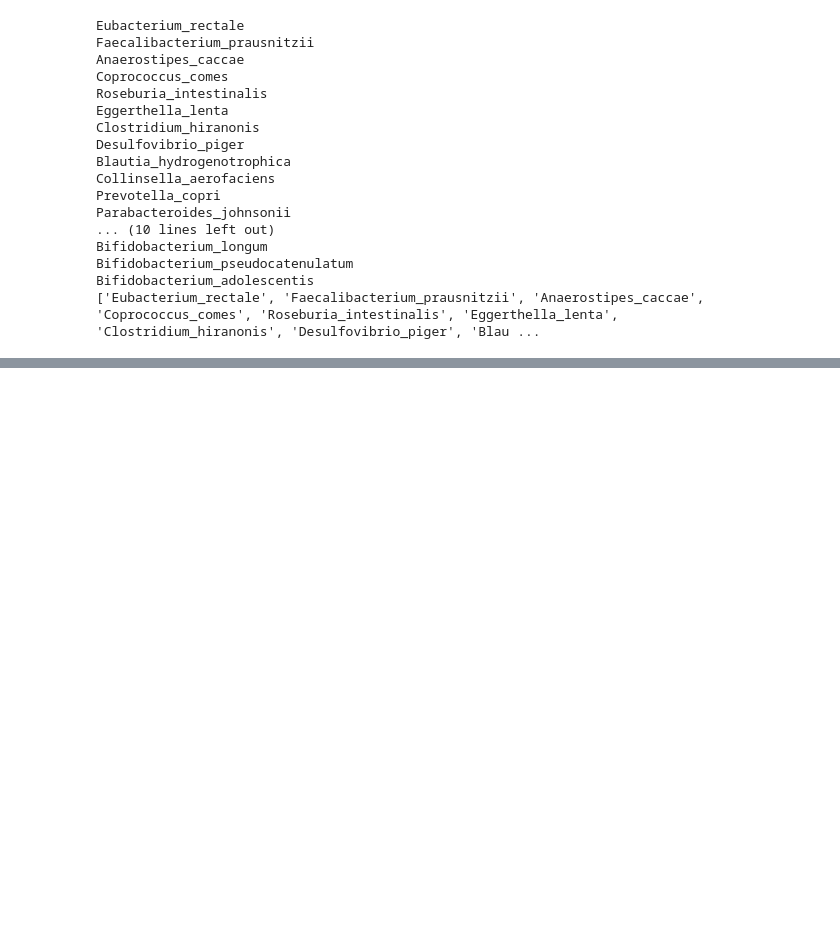
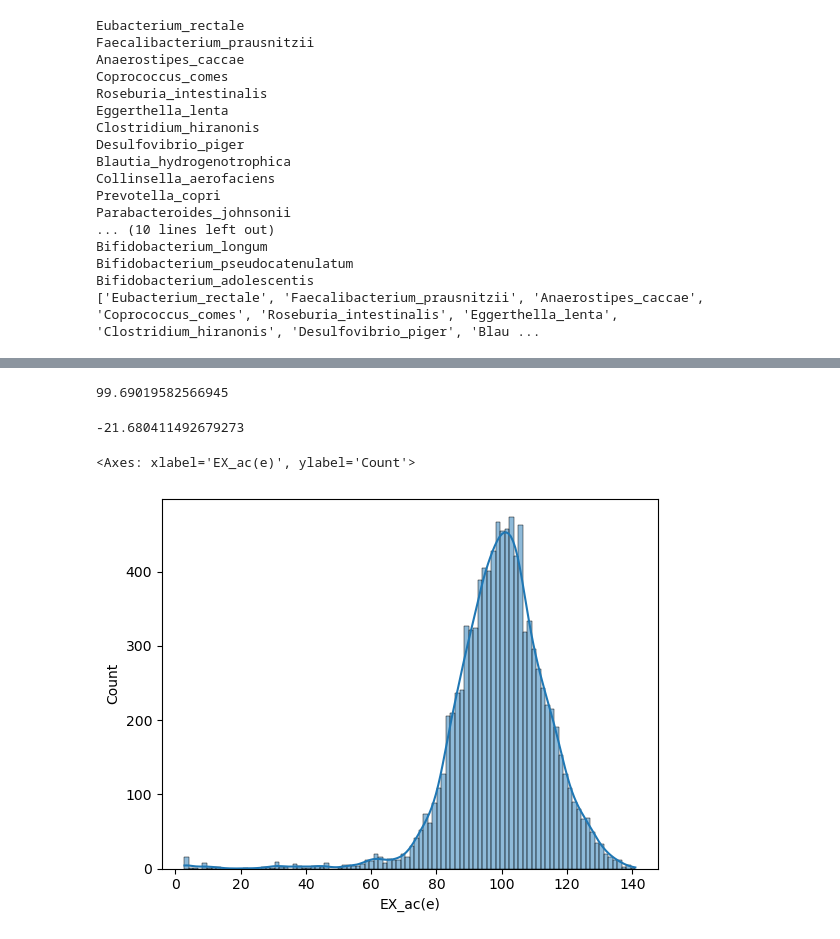
Before and after one commit to haydengallo/glv_dfba, a Jupyter notebook: FVA_testing.ipynb, the cells around one changed output, grey strips where cells are left out. Saved outputs shown, nothing was run; the diff lists cells and outputs as text; code cells hidden in the pictures; blank space fills up the shorter version.

Commit message:
flux samp script hpc

```diff
--- a/FVA_testing.ipynb
+++ b/FVA_testing.ipynb
@@ -281,22 +285,26 @@ defined_media_df['fluxValue'] = -1.0*defined_media_df['fluxValue']
 # %%
-
+'''
 ### Testing length of time to perform flux sampling on AGORA models
 count = 0
 start_flux_samp = time.time()
 
 for model in correct_model_dict_order:
-
+    print(model)
     if count == 1:
         continue
     else:
         media = make_media(model = correct_model_dict_order[model], media = defined_media_df)
         correct_model_dict_order[model].medium = media
+        correct_model_dict_order[model].reactions.get_by_id(id = 'biomassPan').lower_bound = 0
+        correct_model_dict_order[model].reactions.get_by_id(id = 'biomassPan').upper_bound = .1
 
-    fba_obj_val = correct_model_dict_order[model].slim_optimize()
-    print(fba_obj_val)
-    correct_model_dict_order[model].reactions.biomassPan.lower_bound = 0.95 * fba_obj_val
+        fba_obj_val = correct_model_dict_order[model].slim_optimize()
+        print(fba_obj_val)
+        correct_model_dict_order[model].reactions.biomassPan.lower_bound = 0.99 * fba_obj_val
 
-    model_flux_samp = cobra.sampling.sample(correct_model_dict_order[model], 1000, processes = 8)
+        model_flux_samp = cobra.sampling.sample(correct_model_dict_order[model], 10000, processes = 8)
+
+    count += 1
 
 
 end_flux_samp = time.time()
@@ -305,3 +313,4 @@ end_flux_samp = time.time()
 total_flux_time = end_flux_samp - start_flux_samp
 
 print('Total time to flux sample each model:', total_flux_time)
+'''
@@ -441,0 +380,11 @@ Name: EX_ac(e), dtype: float64
+# %%
+media = make_media(model = correct_model_dict_order['Bifidobacterium_longum'], media = defined_media_df)
+correct_model_dict_order['Bifidobacterium_longum'].medium = media
+correct_model_dict_order['Bifidobacterium_longum'].reactions.get_by_id(id = 'biomassPan').lower_bound = 0
+correct_model_dict_order['Bifidobacterium_longum'].reactions.get_by_id(id = 'biomassPan').upper_bound = .1
+
+fba_obj_val = correct_model_dict_order['Bifidobacterium_longum'].slim_optimize()
+print(fba_obj_val)
+correct_model_dict_order['Bifidobacterium_longum'].reactions.biomassPan.lower_bound = 0.99 * fba_obj_val
+
+model_flux_samp = cobra.sampling.sample(correct_model_dict_order['Bifidobacterium_longum'], 10000)
@@ -441,0 +397,13 @@ Name: EX_ac(e), dtype: float64
+# %%
+model_flux_samp['EX_ac(e)'].mean()
+# %% [output]
+99.69019582566945
+# %%
+model_flux_samp['EX_lac_L(e)'].mean()
+# %% [output]
+-21.680411492679273
+# %%
+sns.histplot(model_flux_samp['EX_ac(e)'], bins = 100, kde = True)
+# %% [output]
+<Axes: xlabel='EX_ac(e)', ylabel='Count'>
+[figure, added]
```
Also changed, not shown: parts of 12 cells of this notebook, 2 other files.
